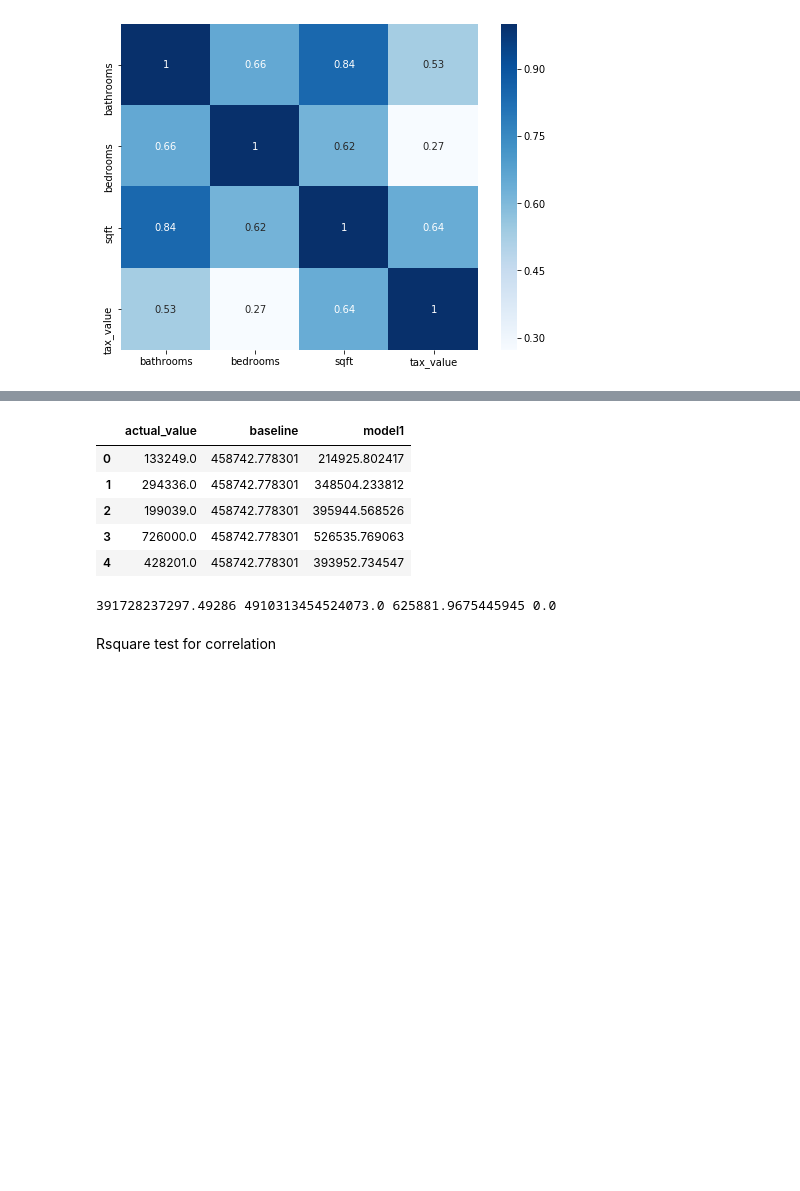
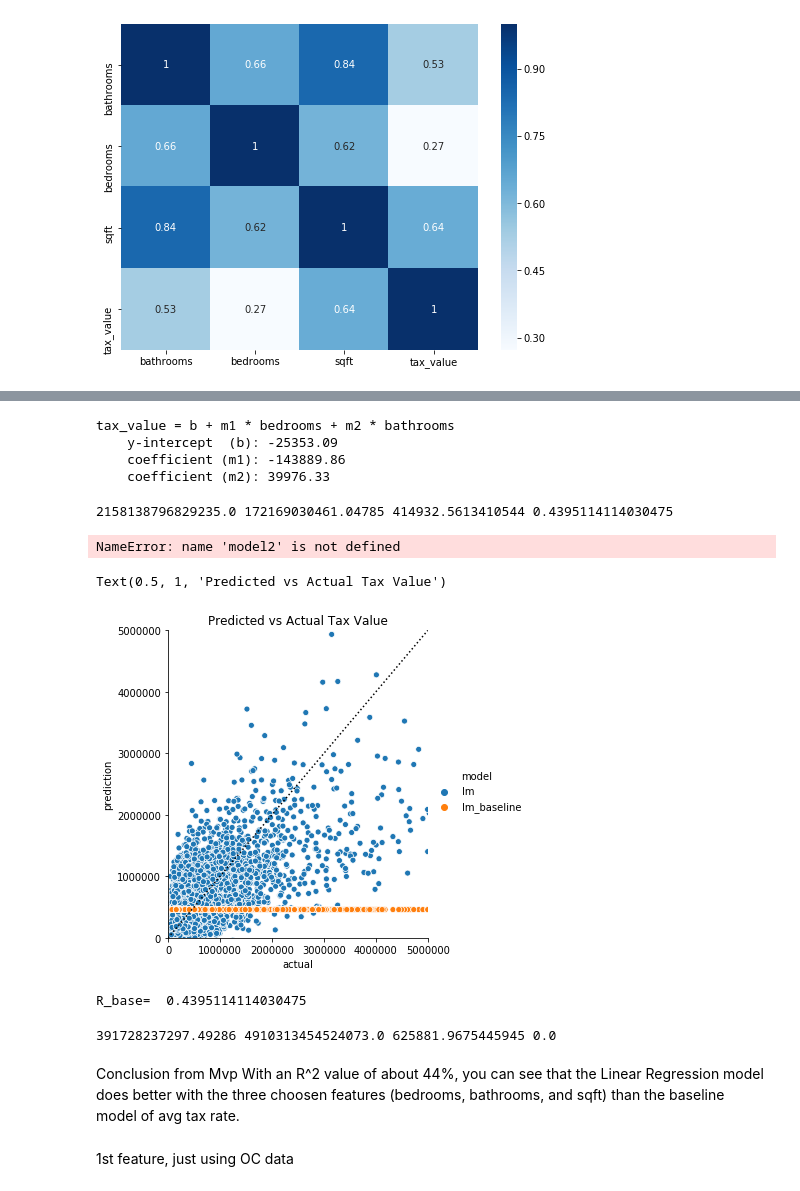
Before and after one commit to Mattsantos541/Zillow, a Jupyter notebook: FInal Project.ipynb, the cells around one changed output, grey strips where cells are left out. Saved outputs shown, nothing was run; the diff lists cells and outputs as text; code cells hidden in the pictures; blank space fills up the shorter version.

```diff
--- a/FInal Project.ipynb
+++ b/FInal Project.ipynb
@@ -135,0 +177,4 @@ Modeling the data
+# %%
+#creating baseline with mean of tax value
+train['tax_value'] = train.tax_value.mean()
+train.head()
@@ -135,0 +188,4 @@ Modeling the data
+# %%
+#creating residual of tax value vs expected tax value
+train['residual'] = train['yhat'] - train['tax_value']
+train['residual2'] = train.residual **2
@@ -136,14 +194,60 @@ Modeling the data
+# %%
+from sklearn.linear_model import LinearRegression
+#pick model type, Linear Regression for the MVP baseline
+lm = LinearRegression()
+#fit and train model
+lm.fit(X_train,y_train)
+lm_y_intercept = lm.intercept_
+lm_coefficients = lm.coef_
+
+print('{} = b + m1 * {} + m2 * {}'.format(y_train.columns[0], X_train.columns[0],X_train.columns[1]))
+print('    y-intercept  (b): %.2f' % lm_y_intercept)
+print('    coefficient (m1): %.2f' % lm_coefficients[0][0])
+print('    coefficient (m2): %.2f' % lm_coefficients[0][1])
+# %% [output]
+tax_value = b + m1 * bedrooms + m2 * bathrooms
+    y-intercept  (b): -25353.09
+    coefficient (m1): -143889.86
+    coefficient (m2): 39976.33
+# %%
+#converting y_train Series
+y_train = y_train.tax_value
+# %%
+#MSE, SSE, RMSE
+import math
+sse = sum(train.residual2)
+mse = sse/len(train)
+rmse = math.sqrt(mse)
+r2 = ols_model.rsquared
+print(sse,mse,rmse,r2)
+# %% [output]
+2158138796829235.0 172169030461.04785 414932.5613410544 0.4395114114030475
 # %%
 base_predictions = model.modeling_function(X_train, X_test, y_train, y_test)
-# %%
-base_predictions.head()
-# %% [output]
-|  | actual_value | baseline | model1 |
-| 0 | 133249.0 | 458742.778301 | 214925.802417 |
-| 1 | 294336.0 | 458742.778301 | 348504.233812 |
-| 2 | 199039.0 | 458742.778301 | 395944.568526 |
-| 3 | 726000.0 | 458742.778301 | 526535.769063 |
-| 4 | 428201.0 | 458742.778301 | 393952.734547 |
+# %%
+best_model=pd.DataFrame({'predictions':model2,'assessed_property_value':y_test2})
+# %% [output]
+NameError: name 'model2' is not defined
+# %%
+pd.DataFrame({'actual': y_train,
+              'lm': train.yhat,
+              'lm_baseline': train.tax_value})\
+.melt(id_vars=['actual'], var_name='model', value_name='prediction')\
+.pipe((sns.relplot, 'data'), x='actual', y='prediction', hue='model')
+
+
+min, max = 0, 5_000_000
+plt.plot([min, max], [min, max], c='black', ls=':')
+plt.ylim(min, max)
+plt.xlim(min, max)
+plt.title('Predicted vs Actual Tax Value')
+# %% [output]
+Text(0.5, 1, 'Predicted vs Actual Tax Value')
+[figure, added]
+# %%
+print("R_base= ", r2)
+# %% [output]
+R_base=  0.4395114114030475
 # %%
 MSE_base = mean_squared_error(base_predictions.actual_value, base_predictions.baseline)
 SSE_base = MSE_base * len(base_predictions.actual_value)
@@ -152,5 +256,8 @@ r2_base = r2_score(base_predictions.actual_value, base_predictions.baseline)
 print(MSE_base, SSE_base, RMSE_base, r2_base)
 # %% [output]
 391728237297.49286 4910313454524073.0 625881.9675445945 0.0
-# %% [markdown]
-Rsquare test for correlation
+# %% [markdown]
+Conclusion from Mvp
+With an R^2 value of about 44%, you can see that the Linear Regression model does better with the three choosen  features (bedrooms, bathrooms, and sqft) than the baseline model of avg tax rate.
+# %% [markdown]
+1st feature, just using OC data
```
Also changed, not shown: parts of 28 cells of this notebook, 2 other files.
